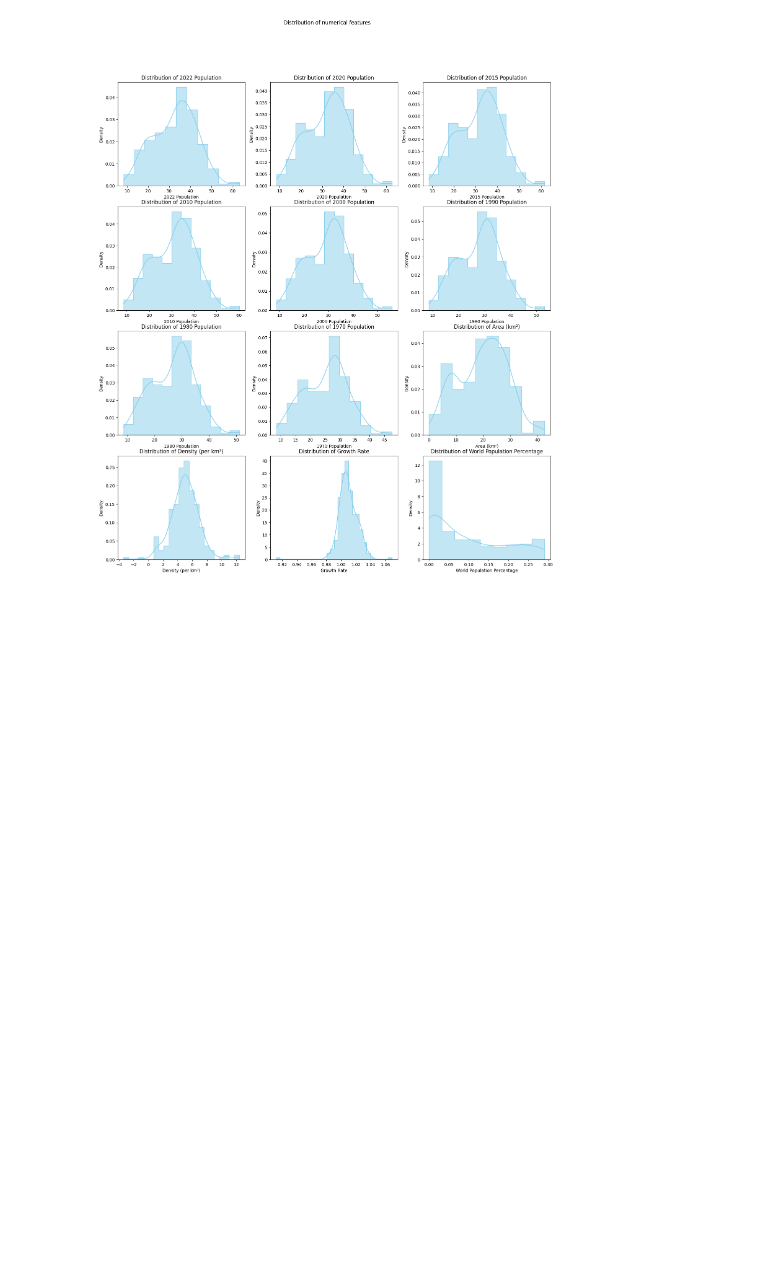
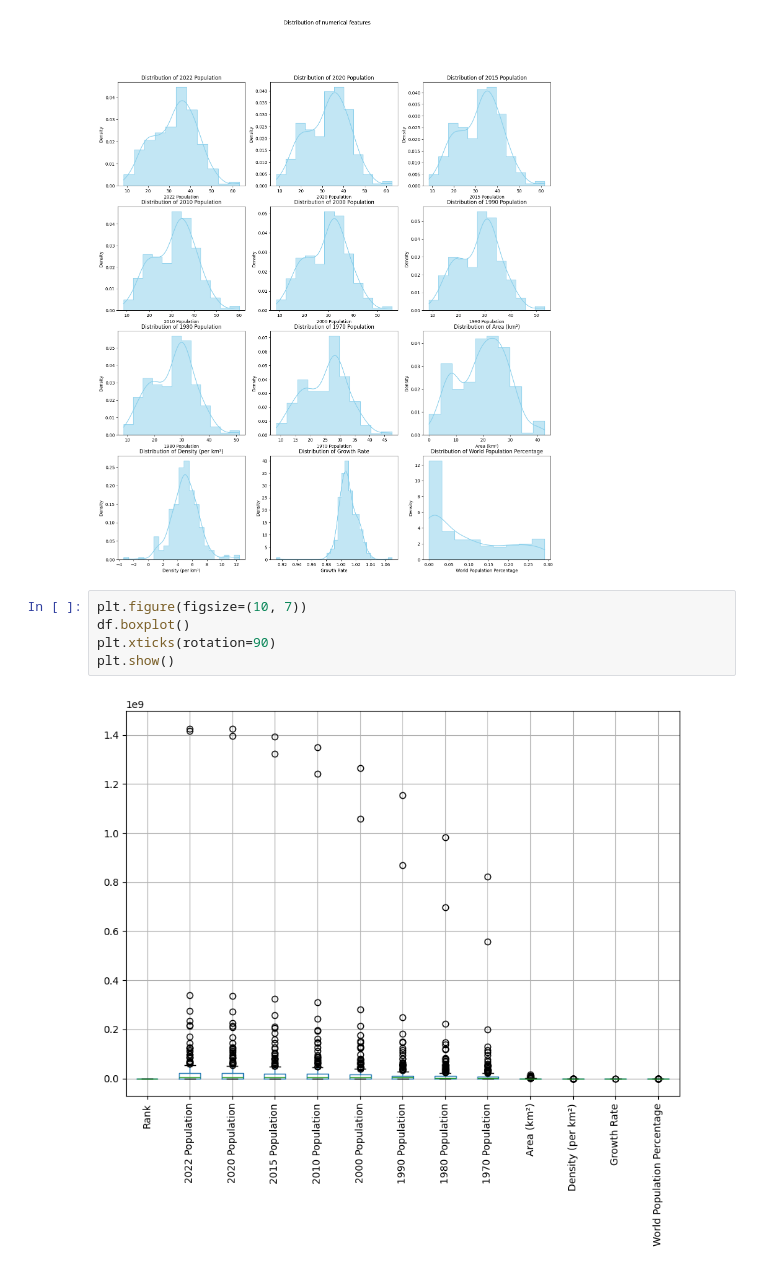
Before and after one commit to atareversei/data-science-playground, a Jupyter notebook: 01-working-with-data/02-world-population.ipynb, the cells around one changed output. Drawn from its saved outputs; the diff is of its cells as text; blank space fills up the shorter version.

```diff
--- a/01-working-with-data/02-world-population.ipynb
+++ b/01-working-with-data/02-world-population.ipynb
@@ -161,3 +161,10 @@ skewHandledDf, _ = handle_skewness(df[numeric_features].drop(['Rank'], axis=1))
 visualize_numerical_distribution(skewHandledDf)
 # %% [output]
 [figure]
+# %%
+plt.figure(figsize=(10, 7))
+df.boxplot()
+plt.xticks(rotation=90)
+plt.show()
+# %% [output]
+[figure, added]
```
Also changed, not shown: parts of 4 cells of this notebook.
